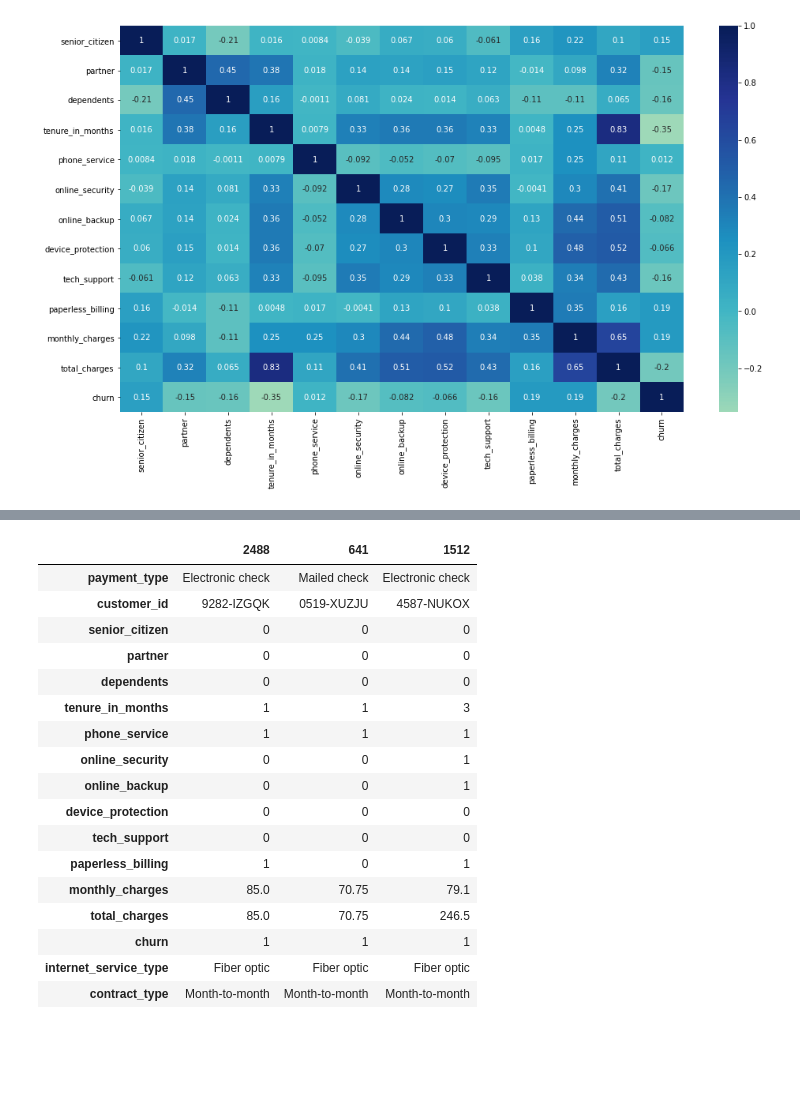
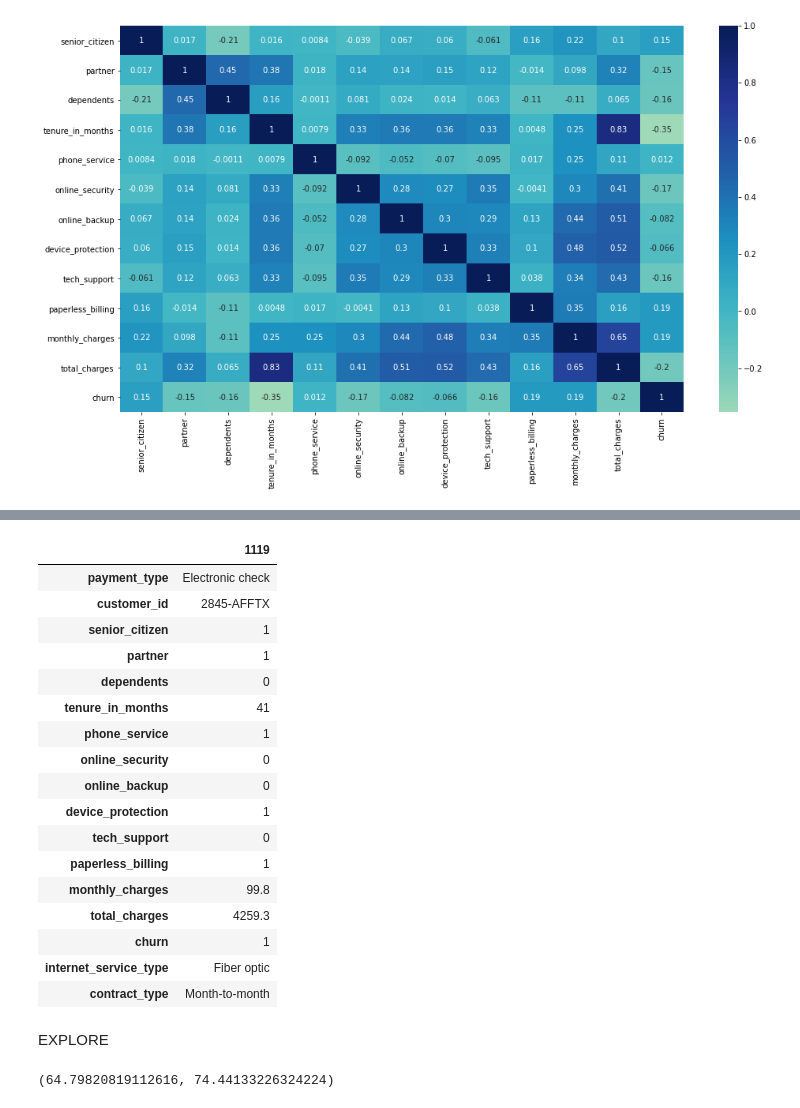
Before and after one commit to paulallen825/classification_project, a Jupyter notebook: initial_notebook.ipynb, the cells around one changed output, grey strips where cells are left out. Saved outputs shown, nothing was run; the diff lists cells and outputs as text; code cells hidden in the pictures; blank space fills up the shorter version.

```diff
--- a/initial_notebook.ipynb
+++ b/initial_notebook.ipynb
@@ -294,22 +298,28 @@ Text(0.5, 1.0, 'Feautures  Correlating with Churn')
 # %%
-churned_df = df[df['churn']==1]
-churned_df.sample(3).T
+churned_df.sample().T
 # %% [output]
-|  | 2488 | 641 | 1512 |
-| payment_type | Electronic check | Mailed check | Electronic check |
-| customer_id | 9282-IZGQK | 0519-XUZJU | 4587-NUKOX |
-| senior_citizen | 0 | 0 | 0 |
-| partner | 0 | 0 | 0 |
-| dependents | 0 | 0 | 0 |
-| tenure_in_months | 1 | 1 | 3 |
-| phone_service | 1 | 1 | 1 |
-| online_security | 0 | 0 | 1 |
-| online_backup | 0 | 0 | 1 |
-| device_protection | 0 | 0 | 0 |
-| tech_support | 0 | 0 | 0 |
-| paperless_billing | 1 | 0 | 1 |
-| monthly_charges | 85.0 | 70.75 | 79.1 |
-| total_charges | 85.0 | 70.75 | 246.5 |
-| churn | 1 | 1 | 1 |
-| internet_service_type | Fiber optic | Fiber optic | Fiber optic |
-| contract_type | Month-to-month | Month-to-month | Month-to-month |
+|  | 1119 |
+| payment_type | Electronic check |
+| customer_id | 2845-AFFTX |
+| senior_citizen | 1 |
+| partner | 1 |
+| dependents | 0 |
+| tenure_in_months | 41 |
+| phone_service | 1 |
+| online_security | 0 |
+| online_backup | 0 |
+| device_protection | 1 |
+| tech_support | 0 |
+| paperless_billing | 1 |
+| monthly_charges | 99.8 |
+| total_charges | 4259.3 |
+| churn | 1 |
+| internet_service_type | Fiber optic |
+| contract_type | Month-to-month |
+# %% [markdown]
+EXPLORE
+# %%
+#  Do monthly charges cause churn
+df.monthly_charges.mean(), churned_df.monthly_charges.mean()
+# %% [output]
+(64.79820819112616, 74.44133226324224)
```
Also changed, not shown: parts of 93 cells of this notebook, 2 other files.
